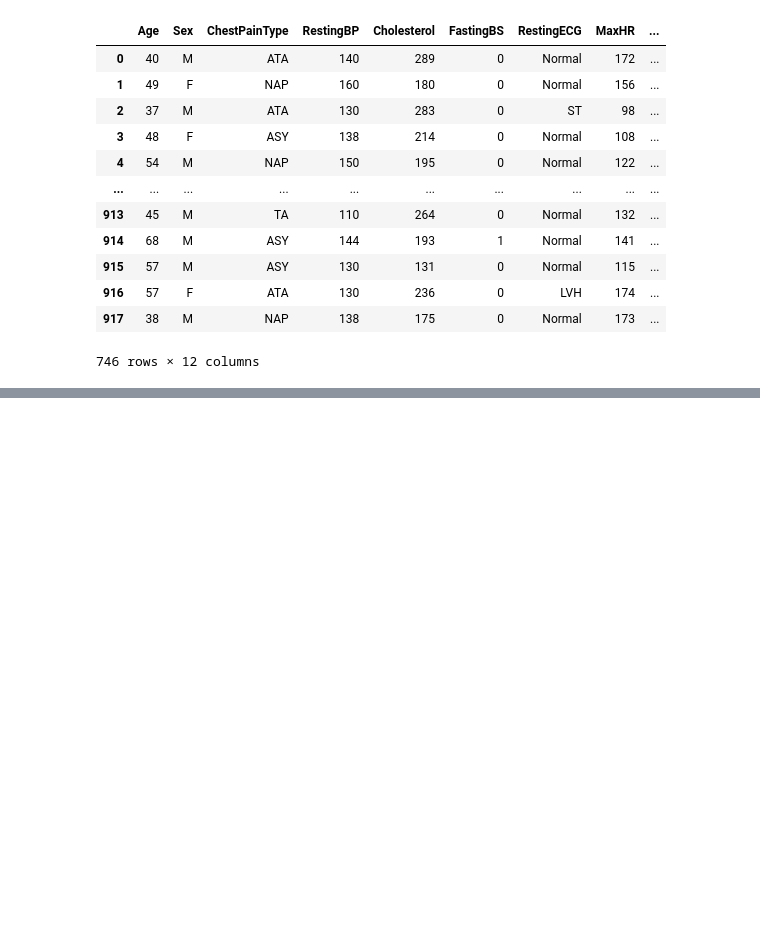
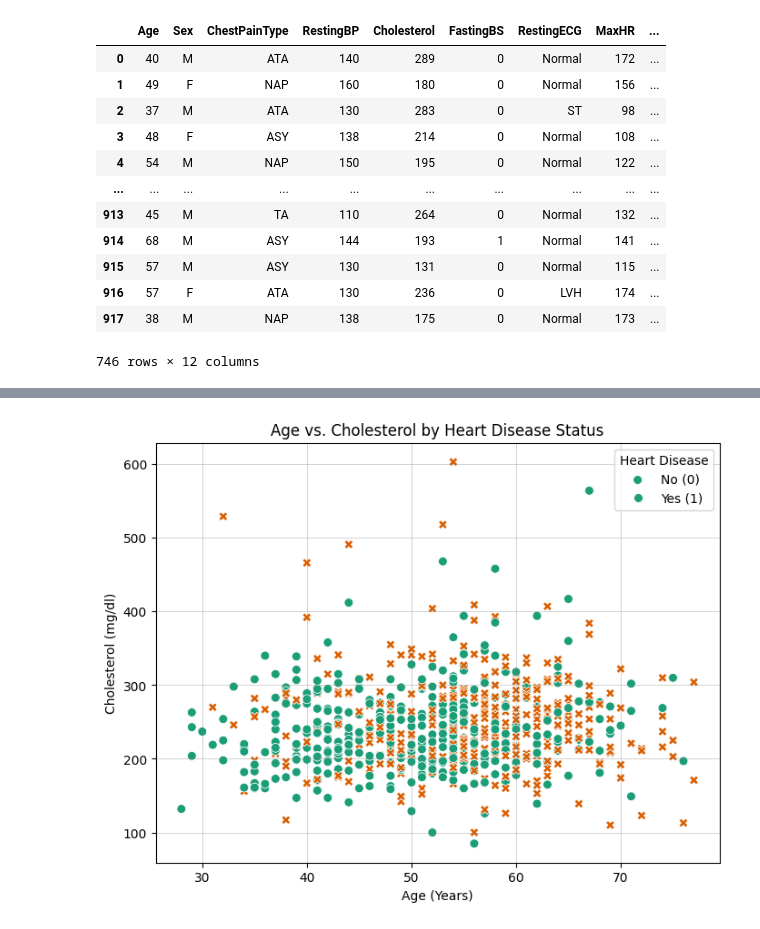
Before and after one commit to Scoochgames/heart-failure-prediction-analysis-with-python-final, a Jupyter notebook: Final_Project_Data_Analysis_in_Python.ipynb, the cells around one changed output, grey strips where cells are left out. Cells and saved outputs as stored; diff of their text form; code cells hidden in the pictures; blank space fills up the shorter version.

```diff
--- a/Final_Project_Data_Analysis_in_Python.ipynb
+++ b/Final_Project_Data_Analysis_in_Python.ipynb
@@ -95,0 +134,14 @@ print('\n The r-value is',df[['Age','Cholesterol']].corr().loc['Age', 'Cholester
+# %%
+fig, axes = plt.subplots(1, 1, figsize=(8, 6))
+sns.scatterplot(data=df, x='Age', y='Cholesterol', hue='HeartDisease', style='HeartDisease',
+ax=axes, palette='Dark2', s=50)
+axes.set_title('Age vs. Cholesterol by Heart Disease Status')
+axes.set_xlabel('Age (Years)')
+axes.set_ylabel('Cholesterol (mg/dl)')
+legend = axes.legend(title='Heart Disease', labels=['No (0)', 'Yes (1)'])
+plt.grid(color='grey', linestyle='-', linewidth=0.5, alpha=0.5, zorder=0)
+legend.get_title()
+plt.savefig('age_cholesterol_scatterplot.png') # Save the plot as a PNG file
+plt.show()
+# %% [output]
+[figure, added]
```
Also changed, not shown: parts of 9 cells of this notebook.
